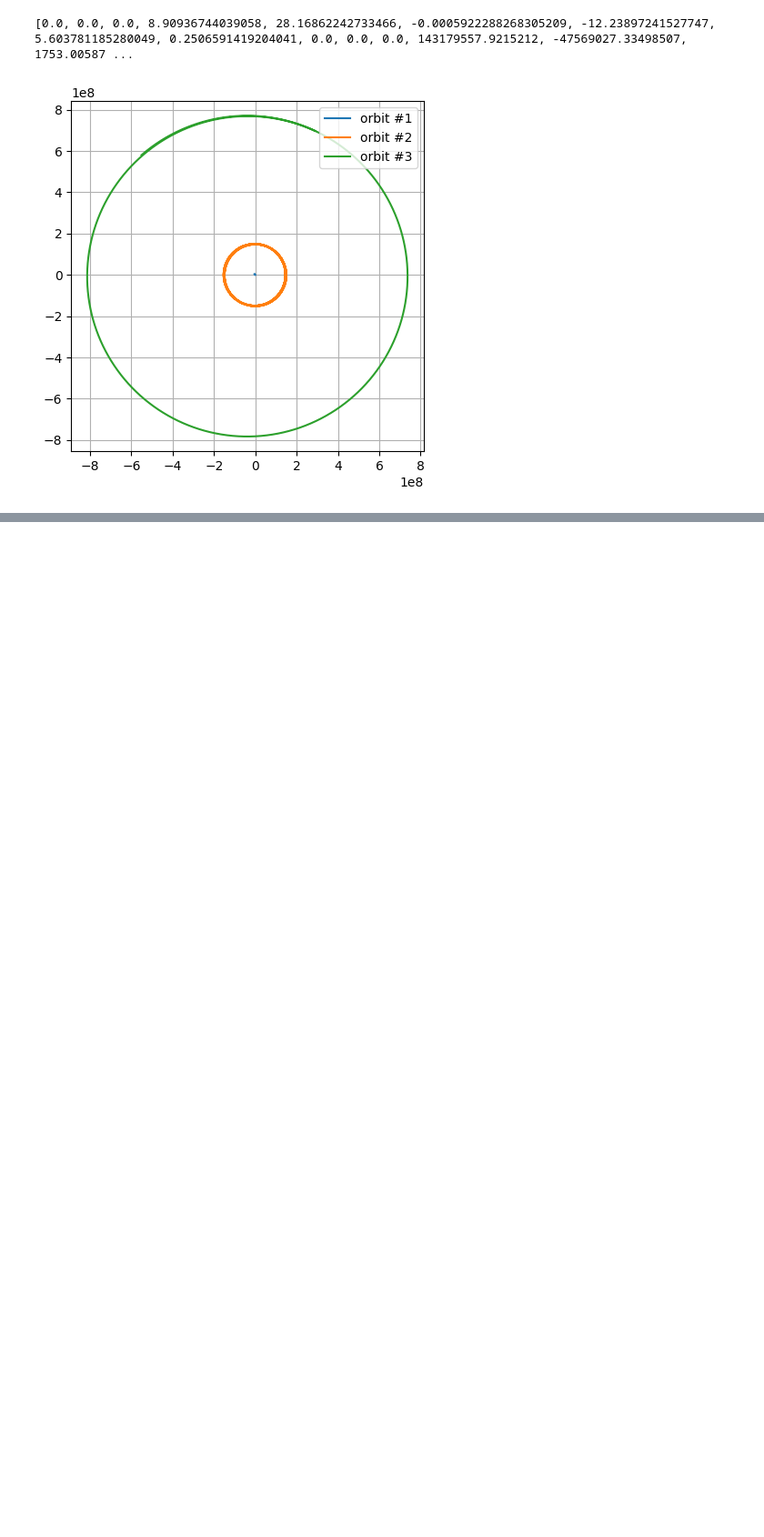
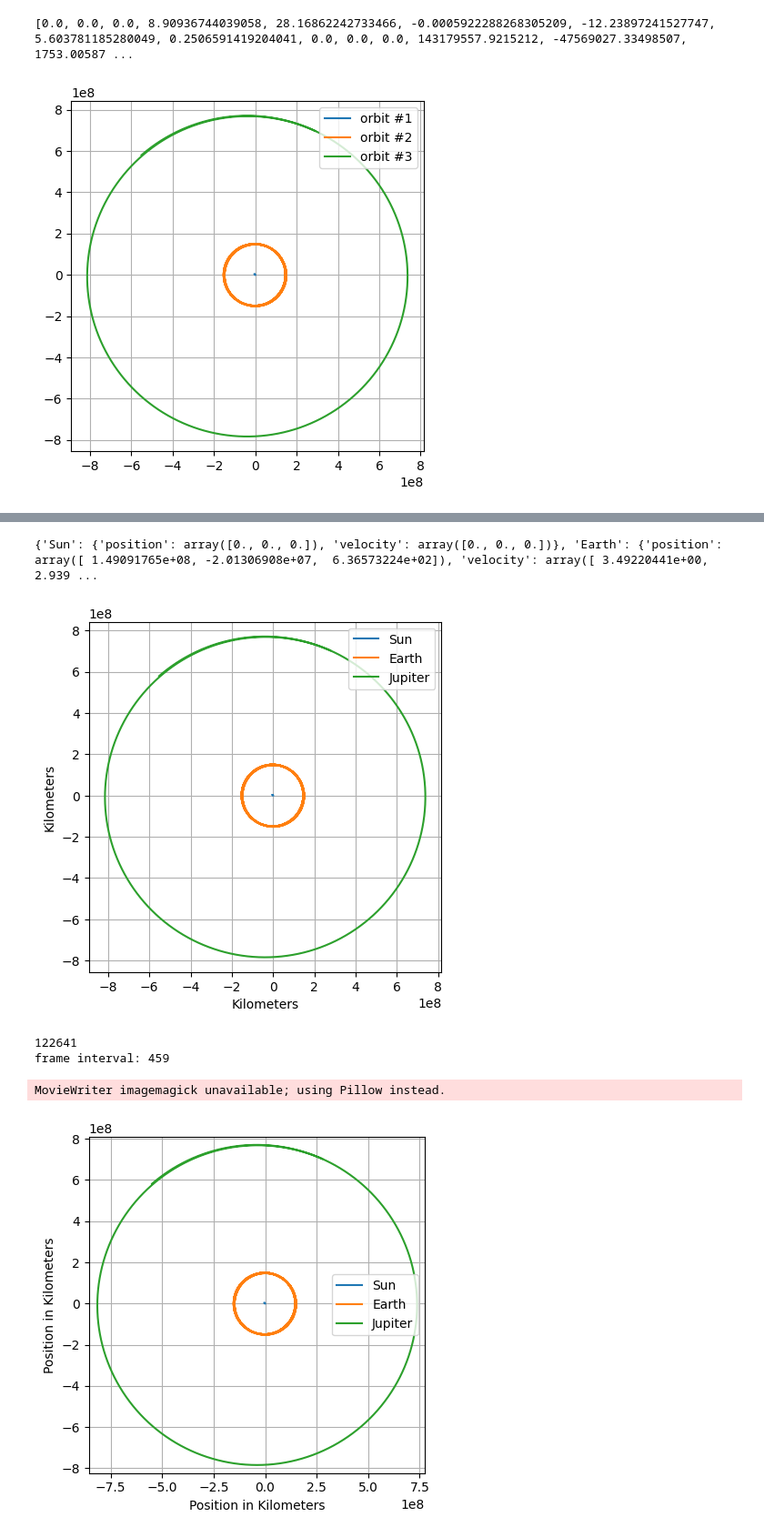
Before and after one commit to JacobASorensen/Orbital_Mechanics_Simulations, a Jupyter notebook: cplusplus/orbit_sim_with_cpp.ipynb, the cells around one changed output, grey strips where cells are left out. Shown at 91% size. Saved outputs shown, nothing was run; the diff lists cells and outputs as text; code cells hidden in the pictures; blank space fills up the shorter version.

```diff
--- a/cplusplus/orbit_sim_with_cpp.ipynb
+++ b/cplusplus/orbit_sim_with_cpp.ipynb
@@ -369,0 +460,16 @@ nbody_sim.Basic_Graphic()
+# %%
+nbody_sim_2 = NBodySim(['Sun', 'Earth','Jupiter'])
+
+# Automatically uses today's date for the epoch
+nbody_sim_2.query_jpl()
+
+nbody_sim_2.Do_Simulation(0,14*365*24*3600,3600)
+nbody_sim_2.Basic_Graphic()
+nbody_sim_2.Animated_Graph(8,0,"Jupiter_Earth")
+# %% [output]
+{'Sun': {'position': array([0., 0., 0.]), 'velocity': array([0., 0., 0.])}, 'Earth': {'position': array([ 1.49091765e+08, -2.01306908e+07,  6.36573224e+02]), 'velocity': array([ 3.49220441e+00,  2.939 ...
+[figure, added]
+122641
+frame interval: 459
+MovieWriter imagemagick unavailable; using Pillow instead.
+[figure, added]
```
Also changed, not shown: parts of 2 cells of this notebook, 2 other files.
